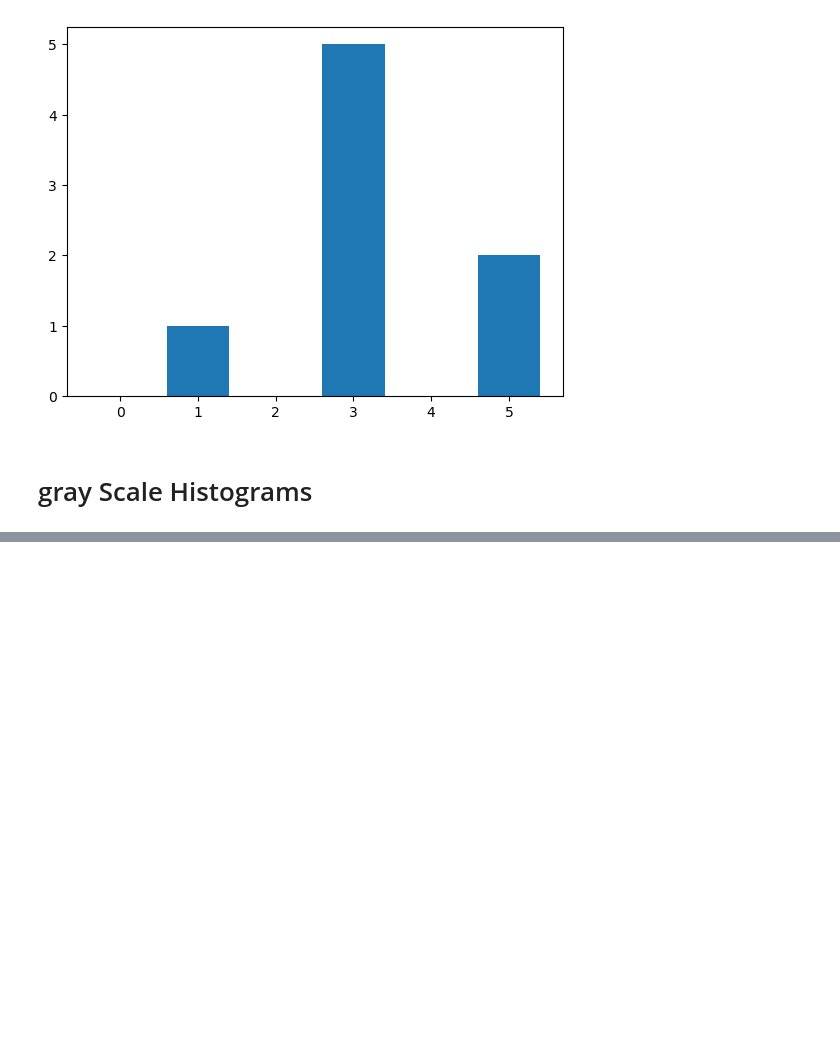
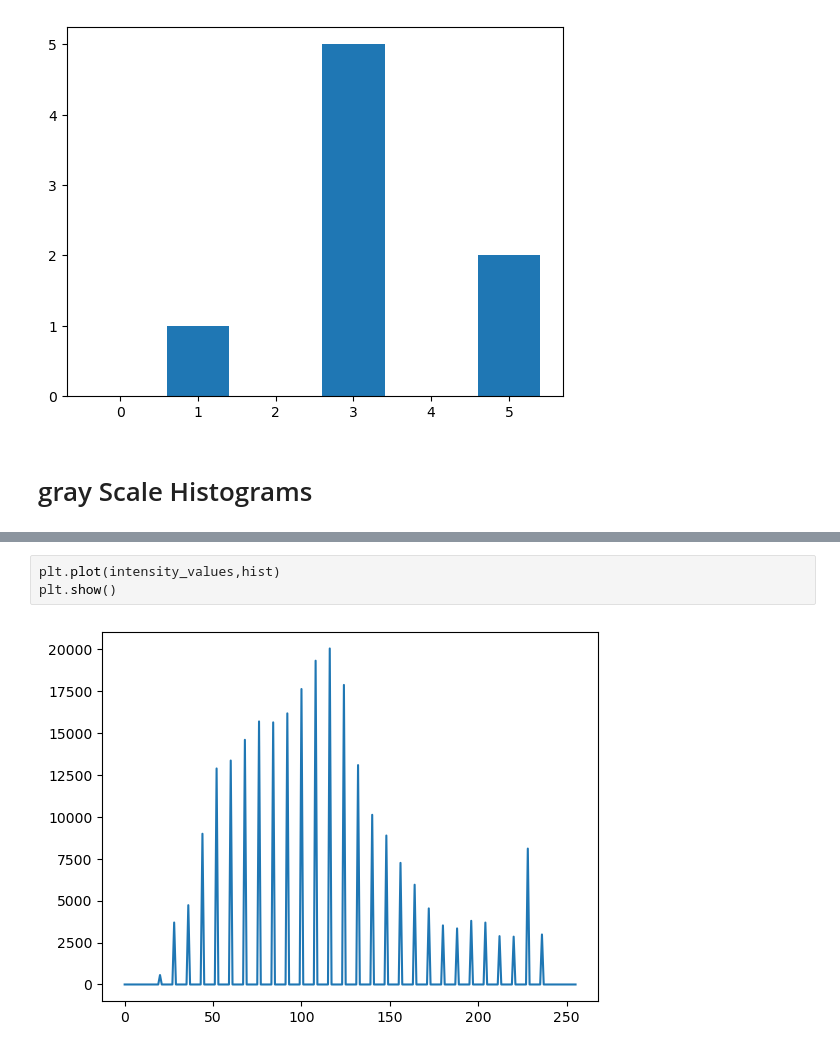
Before and after one commit to Immortal-Pi/IBMAIEngineer, a Jupyter notebook: ComputerVision/HistogramAndIntensityTransformations.ipynb, the cells around one changed output, grey strips where cells are left out. Saved outputs shown, nothing was run; the diff lists cells and outputs as text; blank space fills up the shorter version.

```diff
--- a/ComputerVision/HistogramAndIntensityTransformations.ipynb
+++ b/ComputerVision/HistogramAndIntensityTransformations.ipynb
@@ -52,0 +91,5 @@ plt.show()
+# %%
+plt.plot(intensity_values,hist)
+plt.show()
+# %% [output]
+[figure, added]
```
Also changed, not shown: parts of 46 cells of this notebook, 2 other files.
